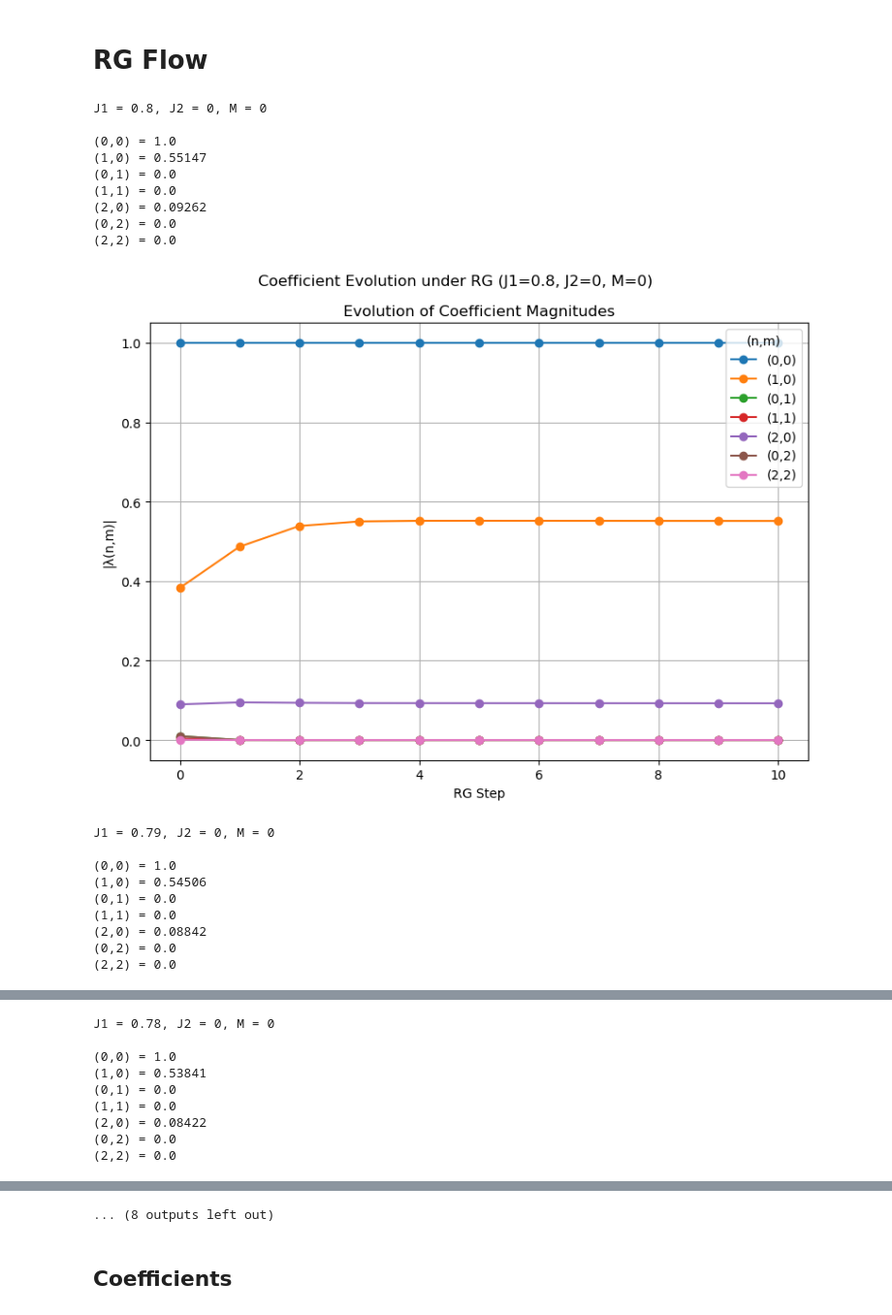
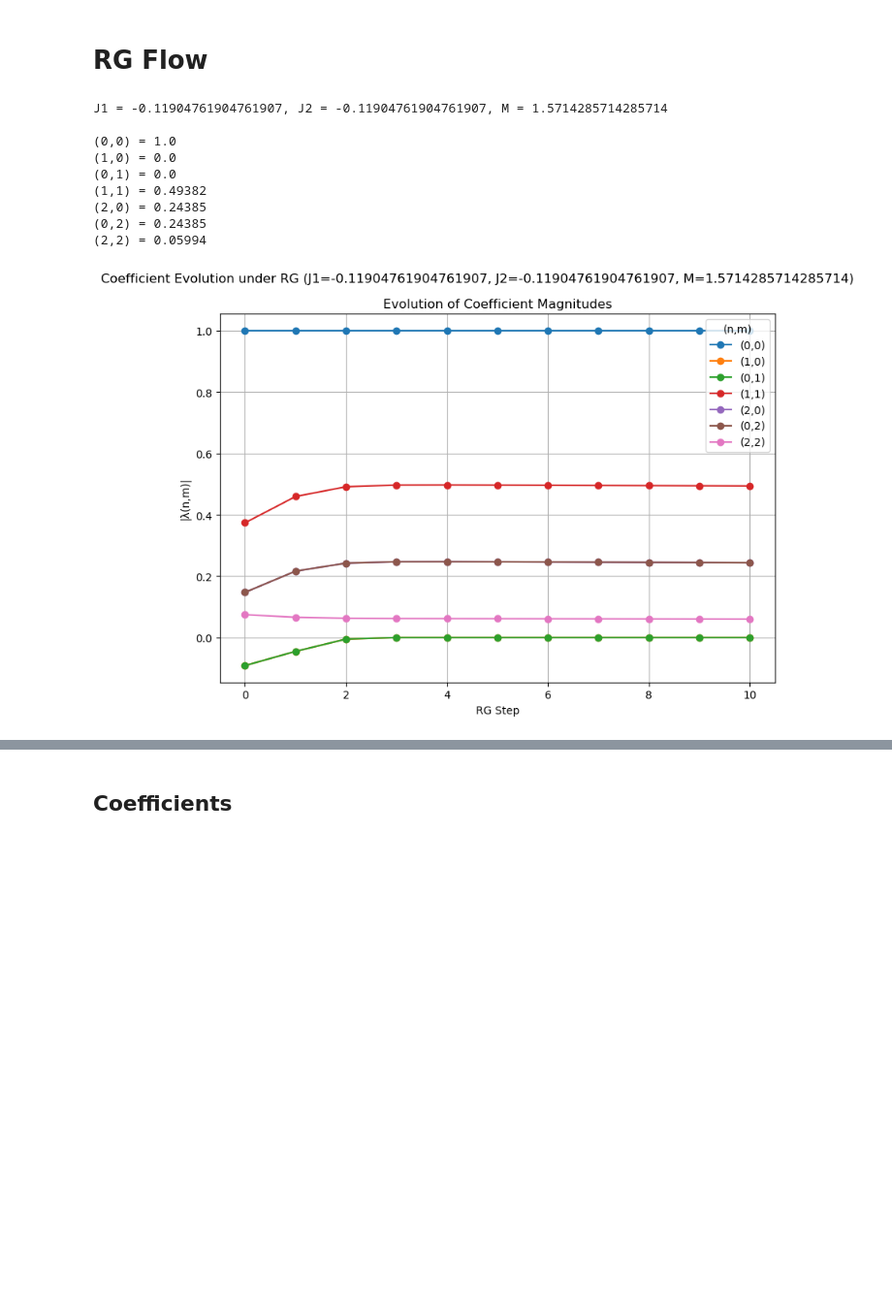
Before and after one commit to erbilcanartun/continuous-ashkin-teller, a Jupyter notebook: renormalization-flow_np.ipynb, the cells around one changed output, grey strips where cells are left out. Shown at 97% size. Saved outputs shown, nothing was run; the diff lists cells and outputs as text; code cells hidden in the pictures; blank space fills up the shorter version.

```diff
--- a/renormalization-flow_np.ipynb
+++ b/renormalization-flow_np.ipynb
@@ -34,43 +34,34 @@ array([[0.00128716+5.23220670e-19j, 0.0019105 -1.04644134e-18j,
 # %% [markdown]
 # RG Flow
 # %%
-J1=1
-J2=0
-M=0
+J1=-0.11904761904761907
+J2=-0.11904761904761907
+M=1.5714285714285714
 
 b = 3
 d = 2
 
 n_max = 20
 n_steps = 10
 
 # Track RG flow
 flow_history = track_rg_flow(J1, J2, M, b, d, n_max, n_steps)
 
 print(f"J1 = {J1}, J2 = {J2}, M = {M}\n")
 coefficient_sink(flow_history, rg_step=-1)
 
 # Coefficient evolution
 fig = plot_coefficient_evolution(flow_history, J1, J2, M)
-plt.savefig(f"{J}.png")
+#plt.savefig(f"{J}.png")
 plt.show()
 # %% [output]
-J1 = 0.8, J2 = 0, M = 0
+J1 = -0.11904761904761907, J2 = -0.11904761904761907, M = 1.5714285714285714
 
 (0,0) = 1.0
-(1,0) = 0.55147
+(1,0) = 0.0
 (0,1) = 0.0
-(1,1) = 0.0
-(2,0) = 0.09262
-(0,2) = 0.0
-(2,2) = 0.0
+(1,1) = 0.49382
+(2,0) = 0.24385
+(0,2) = 0.24385
+(2,2) = 0.05994
-[figure, old version]
+[figure, new version]
-J1 = 0.79, J2 = 0, M = 0
-
-(0,0) = 1.0
-(1,0) = 0.54506
-(0,1) = 0.0
-(1,1) = 0.0
-(2,0) = 0.08842
-(0,2) = 0.0
-(2,2) = 0.0
@@ -78,9 +67,0 @@ J1 = 0.79, J2 = 0, M = 0
-J1 = 0.78, J2 = 0, M = 0
-
-(0,0) = 1.0
-(1,0) = 0.53841
-(0,1) = 0.0
-(1,1) = 0.0
-(2,0) = 0.08422
-(0,2) = 0.0
-(2,2) = 0.0
@@ -118,4 +68,3 @@ J1 = 0.75, J2 = 0, M = 0
-... (8 outputs left out)
 # %% [markdown]
 ## Coefficients
 # %%
```
Also changed, not shown: parts of 1 cell of this notebook, 9 other files.
